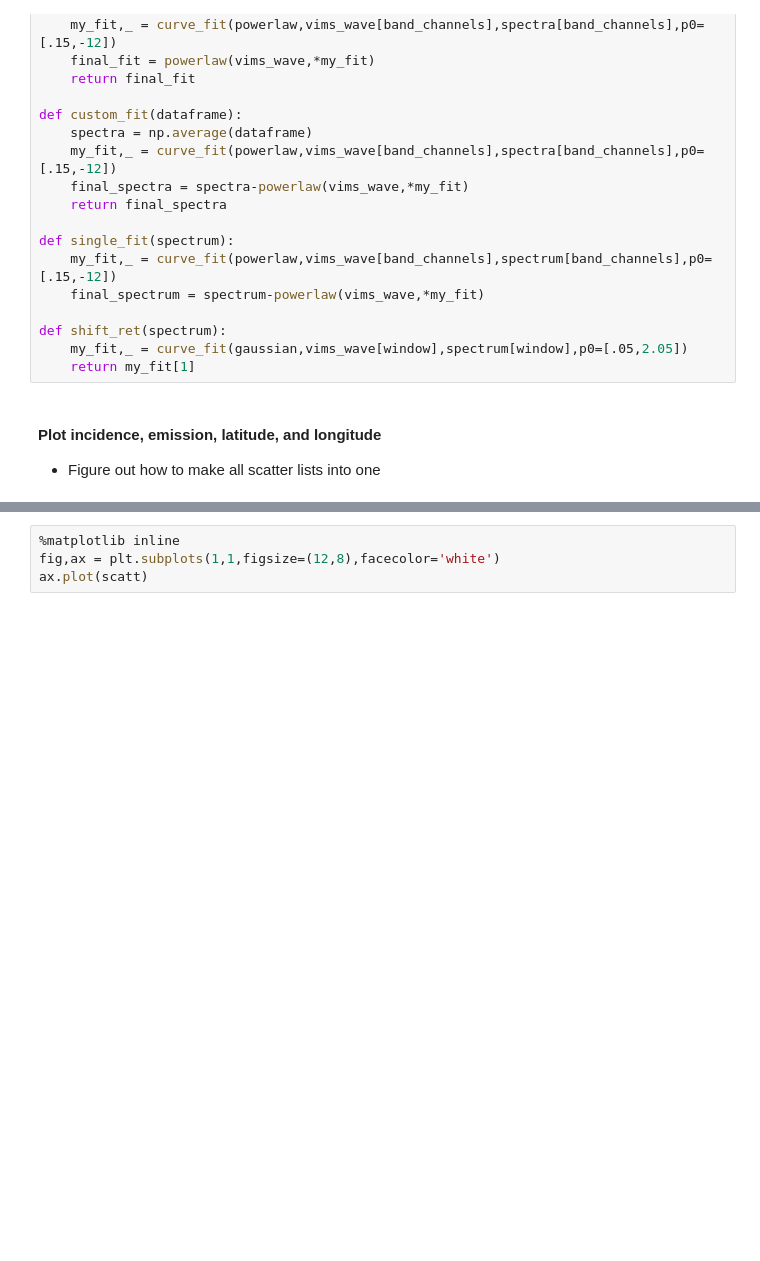
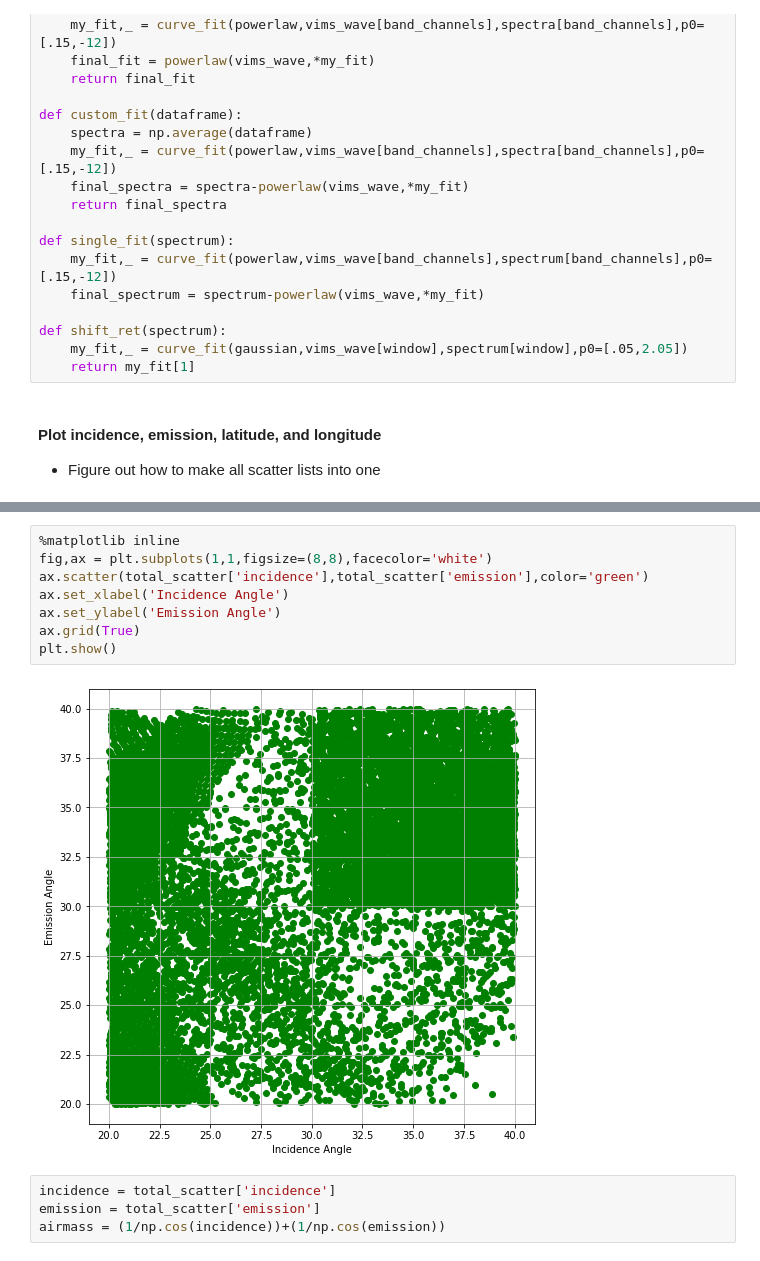
Before and after one commit to lucaslibshutz/spectralResearch, a Jupyter notebook: i_e_plots.ipynb, the cells around one changed output, grey strips where cells are left out. Drawn from its saved outputs; the diff is of its cells as text; blank space fills up the shorter version.

```diff
--- a/i_e_plots.ipynb
+++ b/i_e_plots.ipynb
@@ -116,4 +95,14 @@ plt.show()
 # %%
 %matplotlib inline
-fig,ax = plt.subplots(1,1,figsize=(12,8),facecolor='white')
-ax.plot(scatt)
+fig,ax = plt.subplots(1,1,figsize=(8,8),facecolor='white')
+ax.scatter(total_scatter['incidence'],total_scatter['emission'],color='green')
+ax.set_xlabel('Incidence Angle')
+ax.set_ylabel('Emission Angle')
+ax.grid(True)
+plt.show()
+# %% [output]
+[figure, added]
+# %%
+incidence = total_scatter['incidence']
+emission = total_scatter['emission']
+airmass = (1/np.cos(incidence))+(1/np.cos(emission))
```
Also changed, not shown: parts of 4 cells of this notebook, 1 other file.
